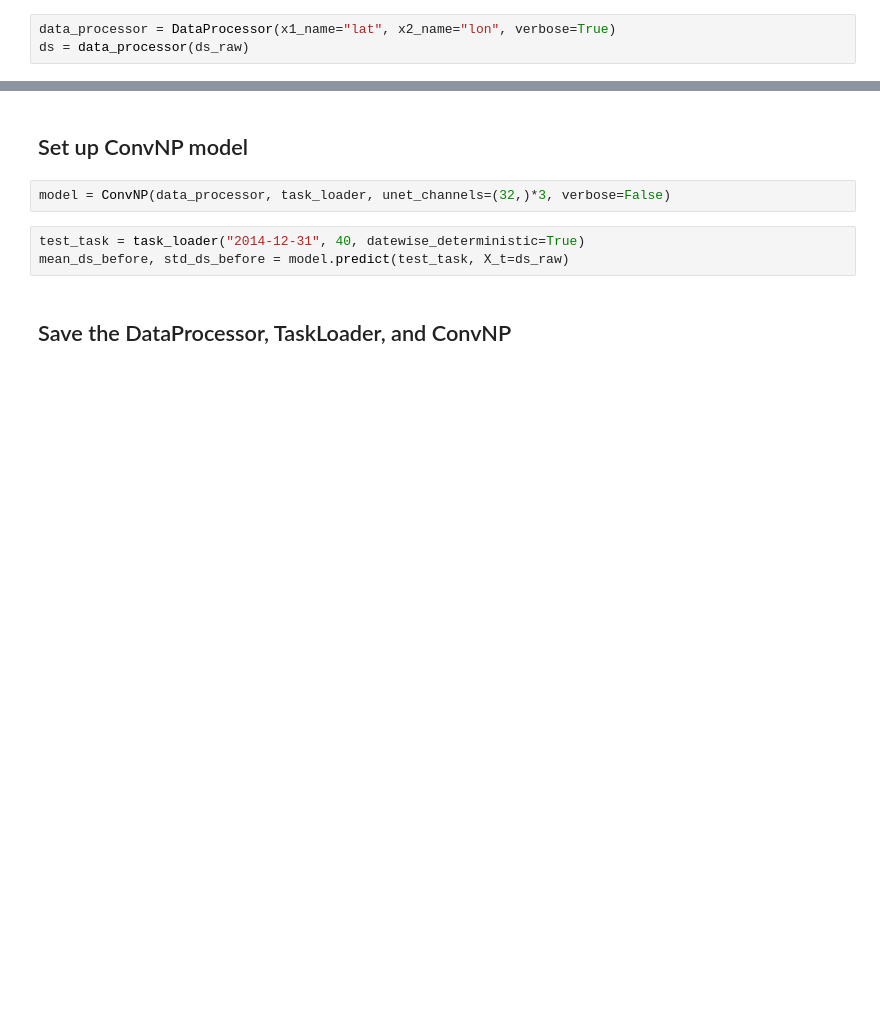
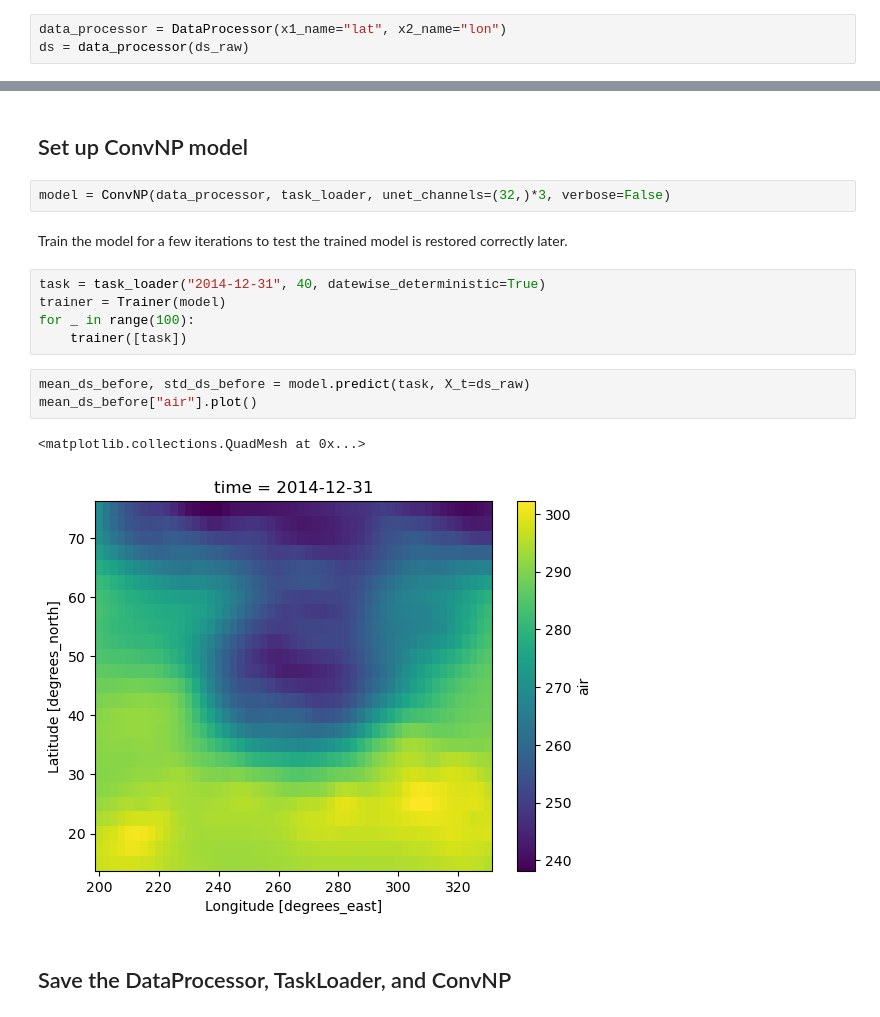
Before and after one commit to tom-andersson/deepsensor_gallery, a Jupyter notebook: demonstrators/saving_and_loading.ipynb, the cells around one changed output, grey strips where cells are left out. Saved outputs shown, nothing was run; the diff lists cells and outputs as text; blank space fills up the shorter version.

```diff
--- a/demonstrators/saving_and_loading.ipynb
+++ b/demonstrators/saving_and_loading.ipynb
@@ -25,5 +26,5 @@ ds_raw = xr.tutorial.open_dataset("air_temperature")
 # %% [markdown]
 ## Normalise/preprocess data
 # %%
-data_processor = DataProcessor(x1_name="lat", x2_name="lon", verbose=True)
+data_processor = DataProcessor(x1_name="lat", x2_name="lon")
 ds = data_processor(ds_raw)
@@ -45,9 +43,19 @@ task_loader = TaskLoader(context=t2m_fpath, target=t2m_fpath)
 ## Set up ConvNP model
 # %%
 model = ConvNP(data_processor, task_loader, unet_channels=(32,)*3, verbose=False)
+# %% [markdown]
+Train the model for a few iterations to test the trained model is restored correctly later.
 # %%
-test_task = task_loader("2014-12-31", 40, datewise_deterministic=True)
-mean_ds_before, std_ds_before = model.predict(test_task, X_t=ds_raw)
+task = task_loader("2014-12-31", 40, datewise_deterministic=True)
+trainer = Trainer(model)
+for _ in range(100):
+    trainer([task])
+# %%
+mean_ds_before, std_ds_before = model.predict(task, X_t=ds_raw)
+mean_ds_before["air"].plot()
+# %% [output]
+<matplotlib.collections.QuadMesh at 0x...>
+[figure, added]
 # %% [markdown]
 ## Save the DataProcessor, TaskLoader, and ConvNP
 # %%
```
Also changed, not shown: parts of 3 cells of this notebook.
